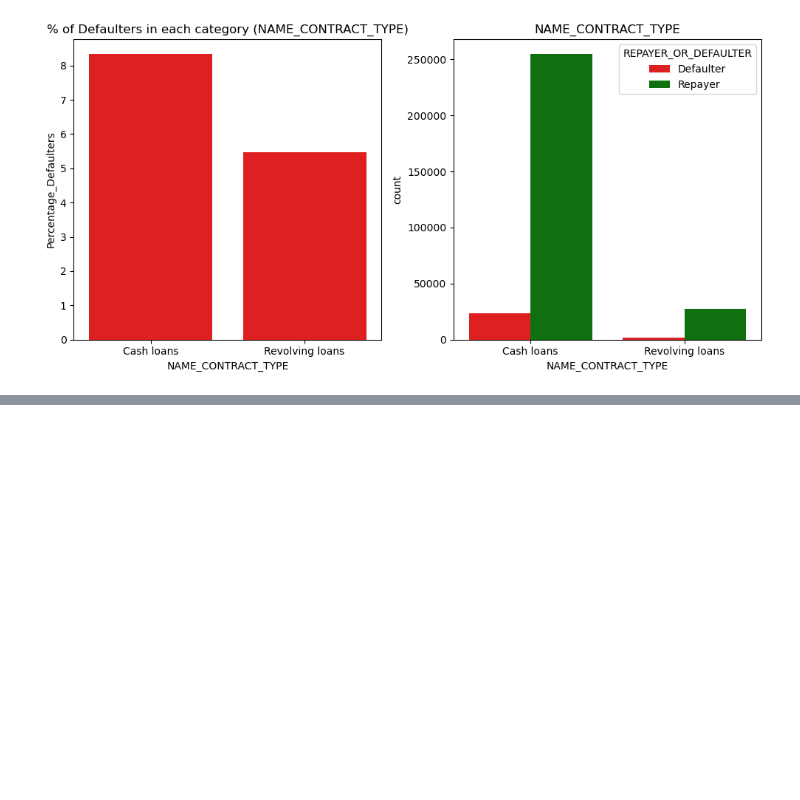
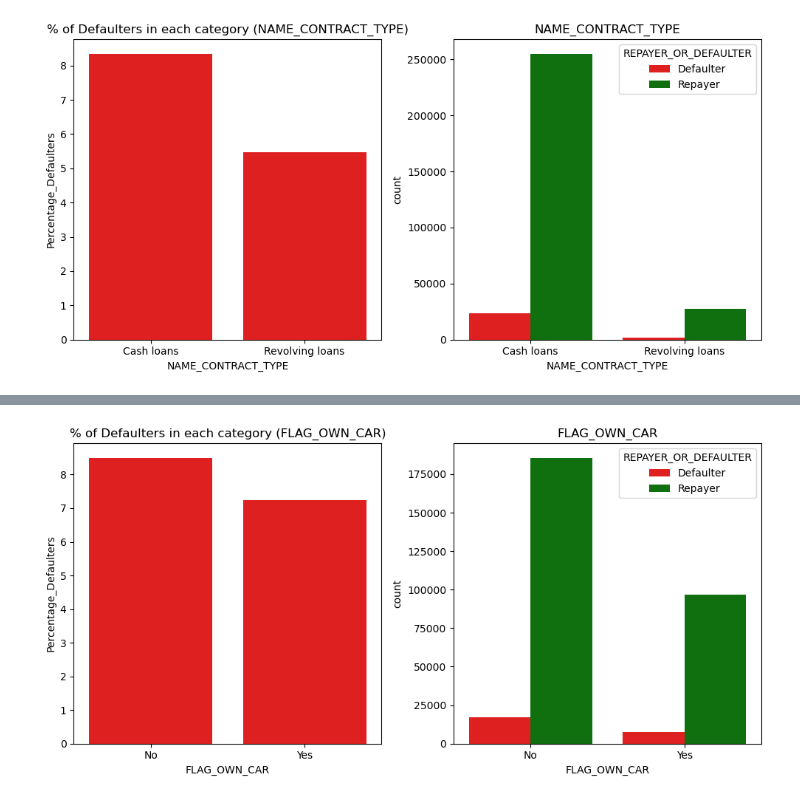
Before and after one commit to Punya-B-R/loan-approval-risk-analysis, a Jupyter notebook: Bank-Loan.ipynb, the cells around one changed output, grey strips where cells are left out. Drawn from its saved outputs; the diff is of its cells as text; code cells hidden in the pictures; blank space fills up the shorter version.

```diff
--- a/Bank-Loan.ipynb
+++ b/Bank-Loan.ipynb
@@ -336,0 +342,5 @@ app_univariate_categorical('CNT_CHILDREN')
+# %%
+app['FLAG_OWN_CAR'] = app['FLAG_OWN_CAR'].apply(lambda x: "Yes" if x=='Y' else 'No')
+app_univariate_categorical('FLAG_OWN_CAR')
+# %% [output]
+[figure, added]
```
Also changed, not shown: parts of 21 cells of this notebook.
